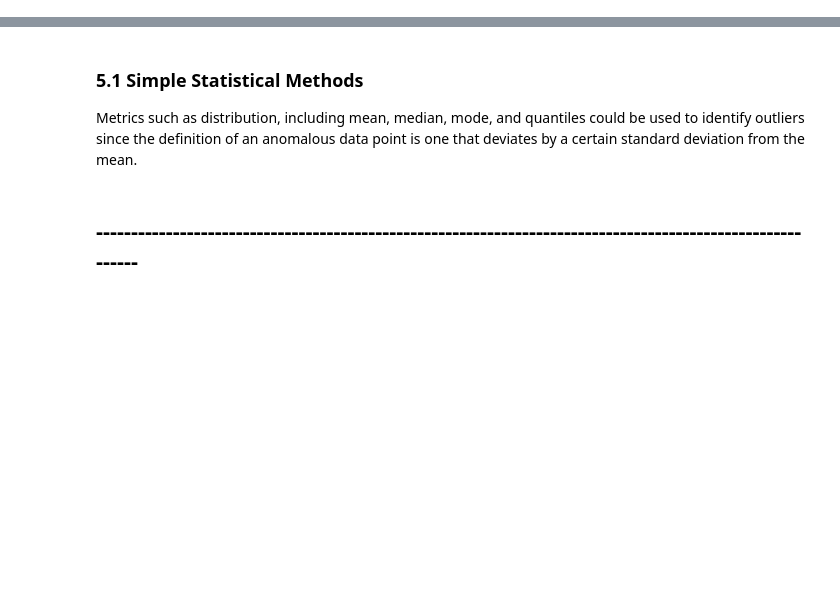
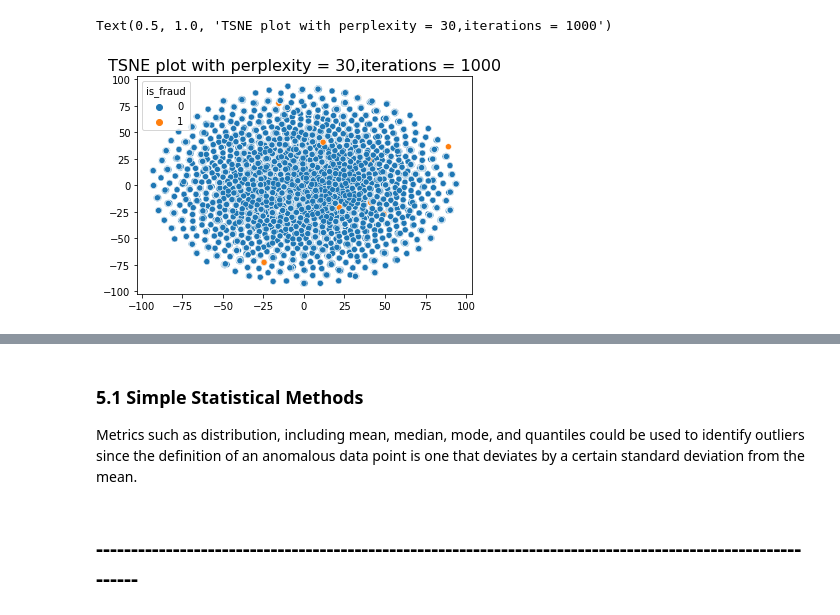
Before and after one commit to sharmasapna/credit-card-fraud-detection, a Jupyter notebook: outlier-methods-credit-card-fraud-detection.ipynb, the cells around one changed output, grey strips where cells are left out. Cells and saved outputs as stored; diff of their text form; code cells hidden in the pictures; blank space fills up the shorter version.

```diff
--- a/outlier-methods-credit-card-fraud-detection.ipynb
+++ b/outlier-methods-credit-card-fraud-detection.ipynb
@@ -26,3 +26,11 @@ from numpy import asarray
 from sklearn.preprocessing import StandardScaler
 from sklearn.ensemble import IsolationForest
 from sklearn.neighbors import LocalOutlierFactor
+# %%
+data_train = pd.read_csv("fraudTrain.csv")
+data_test = pd.read_csv("fraudTest.csv")
+# taking smaller sample to run the model faster
+
+df_train= data_train.sample(frac = 0.1,random_state=1)
+df_test= data_test.sample(frac = 0.05,random_state=1)
+print(df_train.shape,df_test.shape)
@@ -144 +161,3 @@ def print_eval(y_pred,model):
     print(classification_report(Y_test,y_pred))
+# %%
+df_Train, df_Test, Y_train, Y_test = getdatafiles()
@@ -144,0 +222,4 @@ def print_eval(y_pred,model):
+# %%
+%%time
+tsne = TSNE(n_components=2, verbose=1, perplexity=30, n_iter=1000)
+tsne_results = tsne.fit_transform(df_Test)
@@ -144,0 +254,7 @@ def print_eval(y_pred,model):
+# %%
+ # plot for tsne with perplexity = 30
+ax = sns.scatterplot(x=tsne_results[:, 0], y=tsne_results[:, 1],hue=Y_test)
+ax.set_title('TSNE plot with perplexity = 30,iterations = 1000',fontsize = 16)
+# %% [output]
+Text(0.5, 1.0, 'TSNE plot with perplexity = 30,iterations = 1000')
+[figure, added]
```
Also changed, not shown: parts of 75 cells of this notebook, 1 other file.
